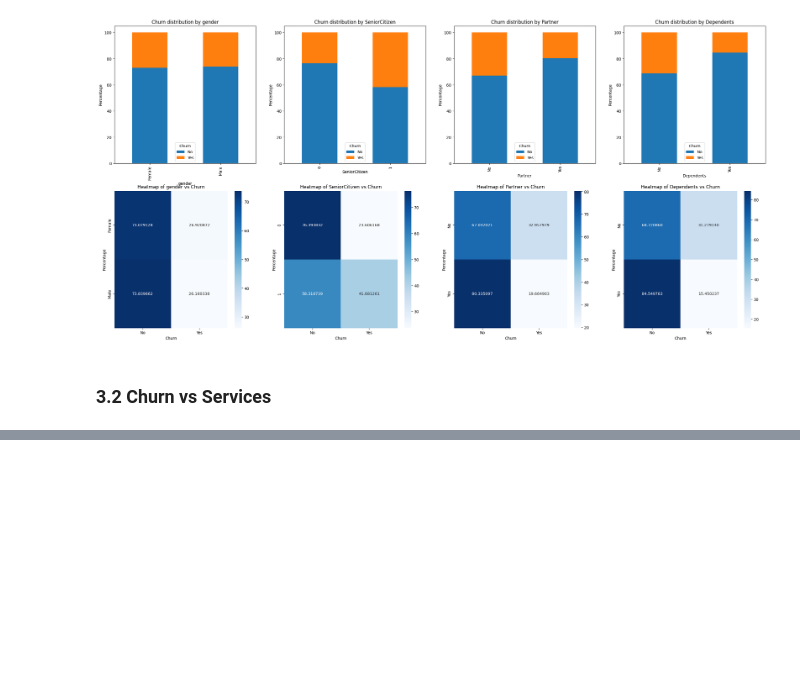
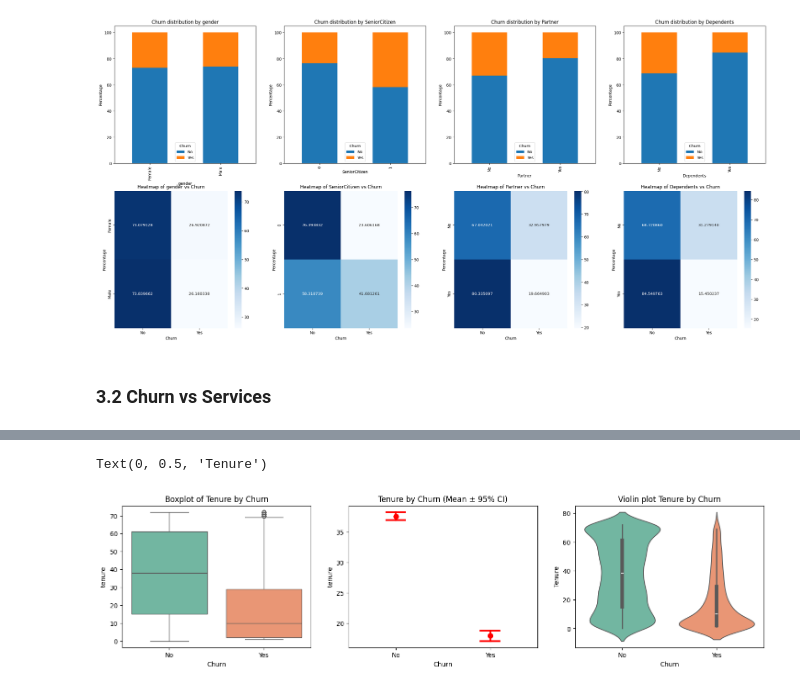
Before and after one commit to vishwajayawickrama/Telco-Customer-Churn-Prediction, a Jupyter notebook: Explorarity_Data_Analysis/3_comprehensive_bivariate_analysis.ipynb, the cells around one changed output, grey strips where cells are left out. Drawn from its saved outputs; the diff is of its cells as text; code cells hidden in the pictures; blank space fills up the shorter version.

```diff
--- a/Explorarity_Data_Analysis/3_comprehensive_bivariate_analysis.ipynb
+++ b/Explorarity_Data_Analysis/3_comprehensive_bivariate_analysis.ipynb
@@ -145,0 +185,20 @@ behavioral_features = [
+# %%
+# Visualizing
+
+fig, axes = plt.subplots(1, 3, figsize=(18, 4))
+# --- Boxplot ---
+sns.boxplot(x="Churn", y="tenure", data=df, palette="Set2", ax=axes[0])
+axes[0].set_title(f"Boxplot of Tenure by Churn")
+
+# --- Boxplot with error bars (mean ± 95% CI) ---
+sns.pointplot(x="Churn", y="tenure", data=df, capsize=0.2, ci=95, join=False, color="red", ax=axes[1])
+axes[1].set_title(f"Tenure by Churn (Mean ± 95% CI)")
+
+# --- Violin with ---
+sns.violinplot(x="Churn", y="tenure", data=df, inner="box", palette="Set2", ax=axes[2])
+axes[2].set_title("Violin plot Tenure by Churn")
+axes[2].set_xlabel("Churn")
+axes[2].set_ylabel("Tenure")
+# %% [output]
+Text(0, 0.5, 'Tenure')
+[figure, added]
```
Also changed, not shown: parts of 7 cells of this notebook.
